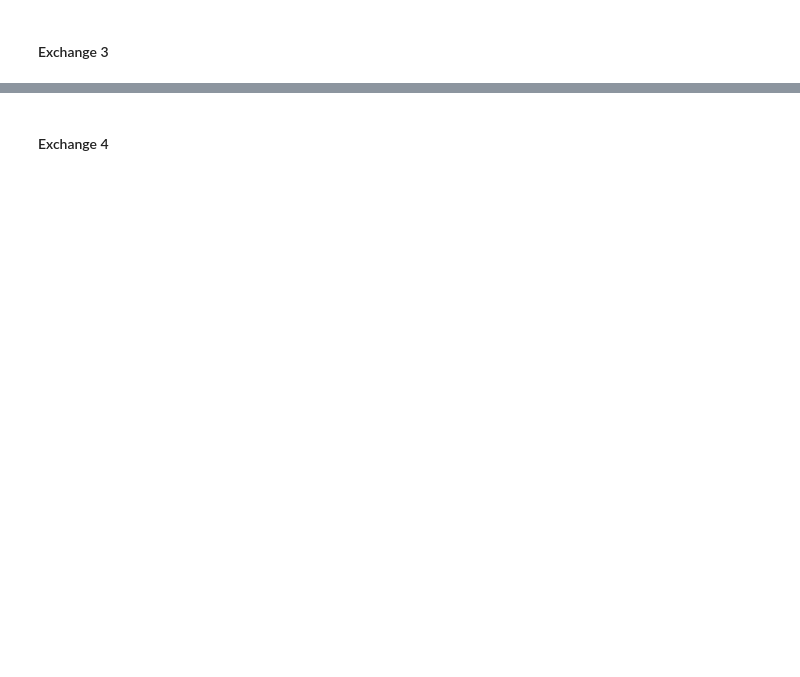
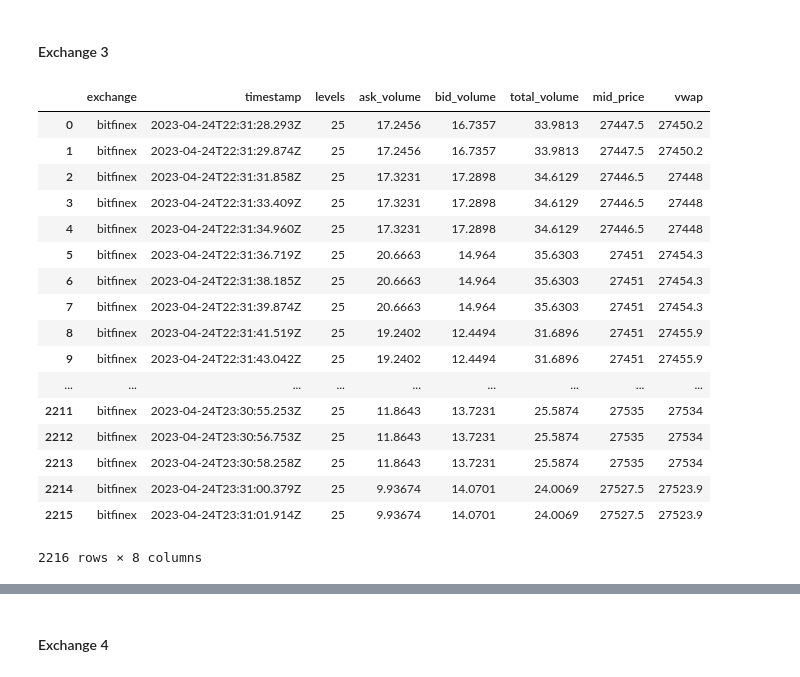
Before and after one commit to Tania-Bell/MyST_Lab4, a Jupyter notebook: notebook.ipynb, the cells around one changed output, grey strips where cells are left out. Saved outputs shown, nothing was run; the diff lists cells and outputs as text; code cells hidden in the pictures; blank space fills up the shorter version.

```diff
--- a/notebook.ipynb
+++ b/notebook.ipynb
@@ -290,6 +331,26 @@ grafica_eth(binanceethusdt)
 # %% [markdown]
 #### Exchange 3
 # %%
-bitfinexbtcusdt=series["bitfinex_BTCUSDT"].head()
+bitfinexbtcusdt=series["bitfinex_BTCUSDT"]
+bitfinexbtcusdt
+# %% [output]
+|  | exchange | timestamp | levels | ask_volume | bid_volume | total_volume | mid_price | vwap |
+| 0 | bitfinex | 2023-04-24T22:31:28.293Z | 25 | 17.2456 | 16.7357 | 33.9813 | 27447.5 | 27450.2 |
+| 1 | bitfinex | 2023-04-24T22:31:29.874Z | 25 | 17.2456 | 16.7357 | 33.9813 | 27447.5 | 27450.2 |
+| 2 | bitfinex | 2023-04-24T22:31:31.858Z | 25 | 17.3231 | 17.2898 | 34.6129 | 27446.5 | 27448 |
+| 3 | bitfinex | 2023-04-24T22:31:33.409Z | 25 | 17.3231 | 17.2898 | 34.6129 | 27446.5 | 27448 |
+| 4 | bitfinex | 2023-04-24T22:31:34.960Z | 25 | 17.3231 | 17.2898 | 34.6129 | 27446.5 | 27448 |
+| 5 | bitfinex | 2023-04-24T22:31:36.719Z | 25 | 20.6663 | 14.964 | 35.6303 | 27451 | 27454.3 |
+| 6 | bitfinex | 2023-04-24T22:31:38.185Z | 25 | 20.6663 | 14.964 | 35.6303 | 27451 | 27454.3 |
+| 7 | bitfinex | 2023-04-24T22:31:39.874Z | 25 | 20.6663 | 14.964 | 35.6303 | 27451 | 27454.3 |
+| 8 | bitfinex | 2023-04-24T22:31:41.519Z | 25 | 19.2402 | 12.4494 | 31.6896 | 27451 | 27455.9 |
+| 9 | bitfinex | 2023-04-24T22:31:43.042Z | 25 | 19.2402 | 12.4494 | 31.6896 | 27451 | 27455.9 |
+| ... | ... | ... | ... | ... | ... | ... | ... | ... |
+| 2211 | bitfinex | 2023-04-24T23:30:55.253Z | 25 | 11.8643 | 13.7231 | 25.5874 | 27535 | 27534 |
+| 2212 | bitfinex | 2023-04-24T23:30:56.753Z | 25 | 11.8643 | 13.7231 | 25.5874 | 27535 | 27534 |
+| 2213 | bitfinex | 2023-04-24T23:30:58.258Z | 25 | 11.8643 | 13.7231 | 25.5874 | 27535 | 27534 |
+| 2214 | bitfinex | 2023-04-24T23:31:00.379Z | 25 | 9.93674 | 14.0701 | 24.0069 | 27527.5 | 27523.9 |
+| 2215 | bitfinex | 2023-04-24T23:31:01.914Z | 25 | 9.93674 | 14.0701 | 24.0069 | 27527.5 | 27523.9 |
+2216 rows × 8 columns
 # %%
 # grafica exchange 3
```
Also changed, not shown: parts of 17 cells of this notebook.
